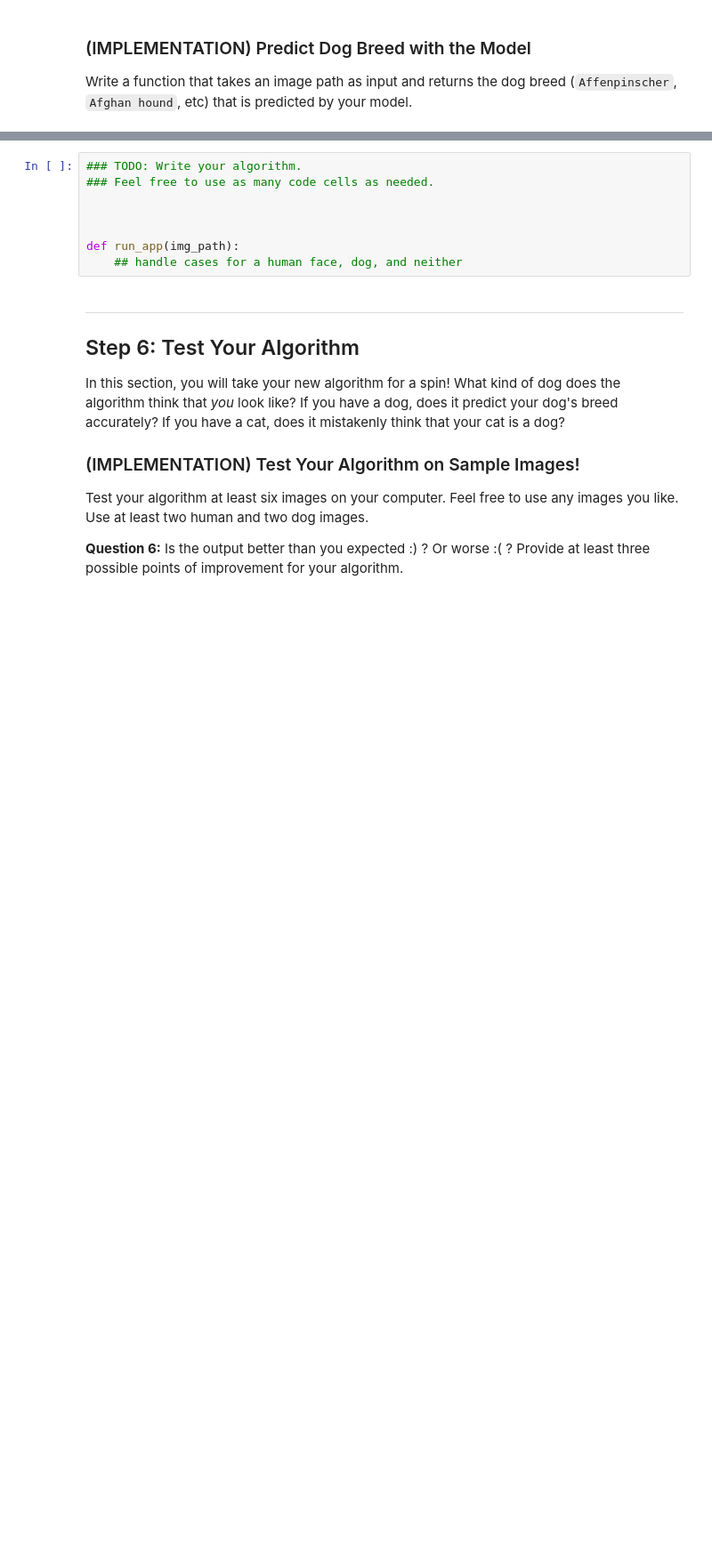
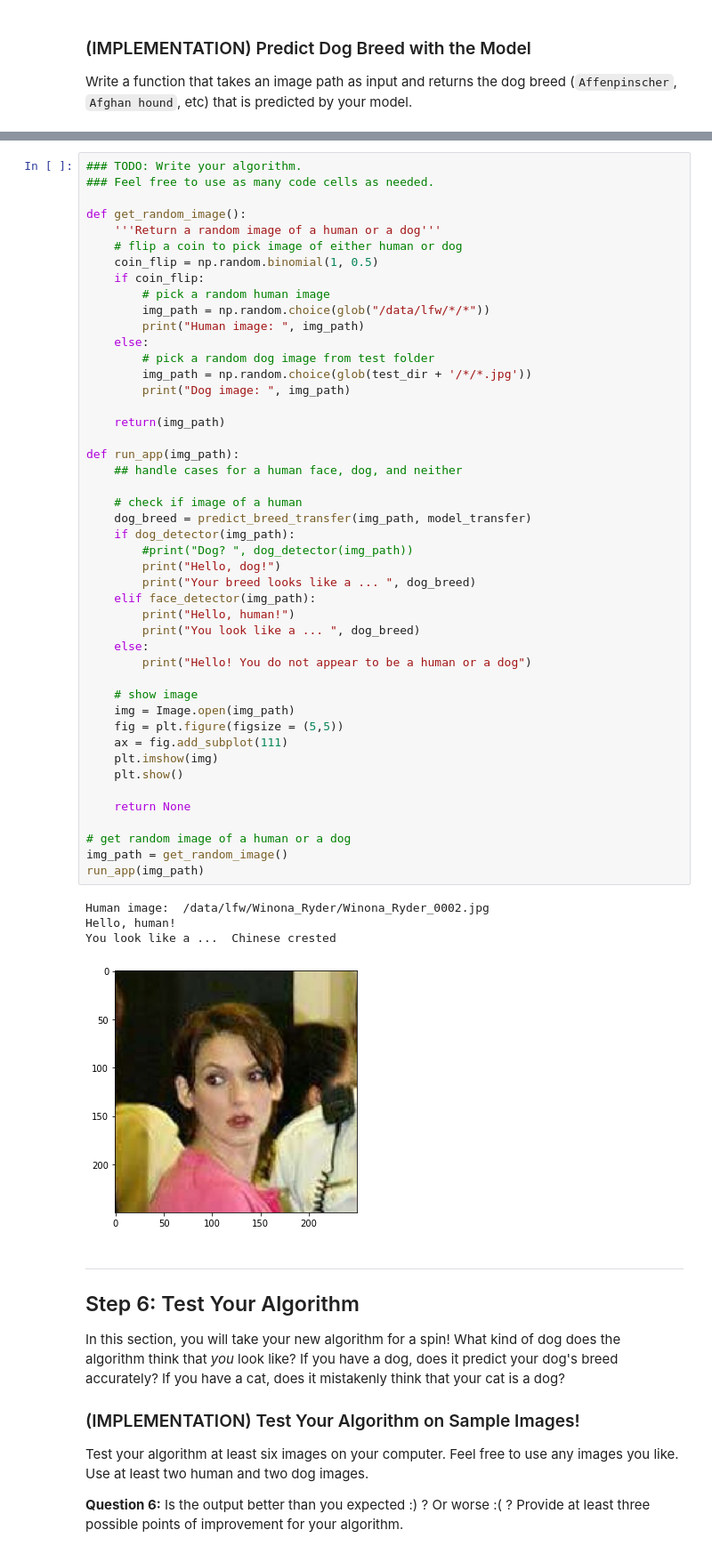
Before and after one commit to dkosorukov/Image_Classifier_Dog_Breeds, a Jupyter notebook: dog_app.ipynb, the cells around one changed output, grey strips where cells are left out. Shown at 89% size. Drawn from its saved outputs; the diff is of its cells as text; blank space fills up the shorter version.

```diff
--- a/dog_app.ipynb
+++ b/dog_app.ipynb
@@ -914,14 +952,57 @@ Some sample output for our algorithm is provided below, but feel free to design
 
 
 ### (IMPLEMENTATION) Write your Algorithm
-# %%
-### TODO: Write your algorithm.
-### Feel free to use as many code cells as needed.
-
-
-
-def run_app(img_path):
-    ## handle cases for a human face, dog, and neither
+# %%
+### TODO: Write your algorithm.
+### Feel free to use as many code cells as needed.
+
+def get_random_image():
+    '''Return a random image of a human or a dog'''
+    # flip a coin to pick image of either human or dog
+    coin_flip = np.random.binomial(1, 0.5)
+    if coin_flip:
+        # pick a random human image
+        img_path = np.random.choice(glob("/data/lfw/*/*"))
+        print("Human image: ", img_path)
+    else:
+        # pick a random dog image from test folder
+        img_path = np.random.choice(glob(test_dir + '/*/*.jpg'))
+        print("Dog image: ", img_path)
+
+    return(img_path)
+
+def run_app(img_path):
+    ## handle cases for a human face, dog, and neither
+
+    # check if image of a human
+    dog_breed = predict_breed_transfer(img_path, model_transfer)
+    if dog_detector(img_path):
+        #print("Dog? ", dog_detector(img_path))
+        print("Hello, dog!")
+        print("Your breed looks like a ... ", dog_breed)
+    elif face_detector(img_path):
+        print("Hello, human!")
+        print("You look like a ... ", dog_breed)
+    else:
+        print("Hello! You do not appear to be a human or a dog")
+
+    # show image
+    img = Image.open(img_path)
+    fig = plt.figure(figsize = (5,5))
+    ax = fig.add_subplot(111)
+    plt.imshow(img)
+    plt.show()
+
+    return None
+
+# get random image of a human or a dog
+img_path = get_random_image()
+run_app(img_path)
+# %% [output]
+Human image:  /data/lfw/Winona_Ryder/Winona_Ryder_0002.jpg
+Hello, human!
+You look like a ...  Chinese crested
+[figure, added]
 # %% [markdown]
 ---
 <a id='step6'></a>
```
Also changed, not shown: parts of 16 cells of this notebook, 1 other file.
